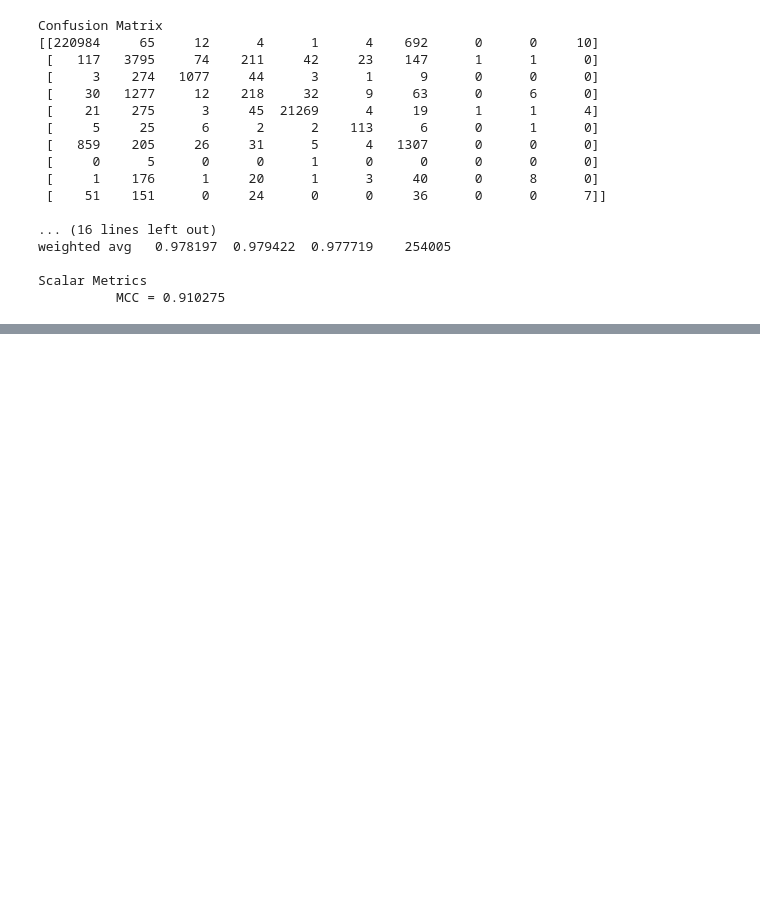
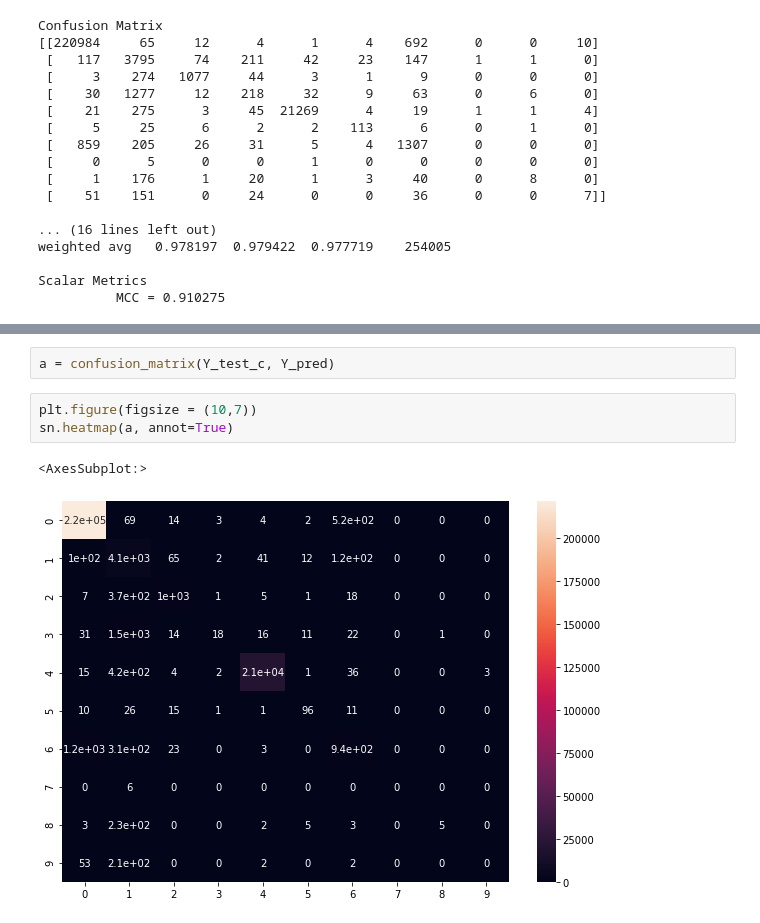
Before and after one commit to gabejg/DST-Assessment-04, a Jupyter notebook: Gabriel Grant/Assessment 04 Analysis.ipynb, the cells around one changed output, grey strips where cells are left out. Cells and saved outputs as stored; diff of their text form; blank space fills up the shorter version.

```diff
--- a/Gabriel Grant/Assessment 04 Analysis.ipynb
+++ b/Gabriel Grant/Assessment 04 Analysis.ipynb
@@ -71,0 +91,8 @@ Scalar Metrics
+# %%
+a = confusion_matrix(Y_test_c, Y_pred)
+# %%
+plt.figure(figsize = (10,7))
+sn.heatmap(a, annot=True)
+# %% [output]
+<AxesSubplot:>
+[figure, added]
```
Also changed, not shown: parts of 8 cells of this notebook, 15 other files.
